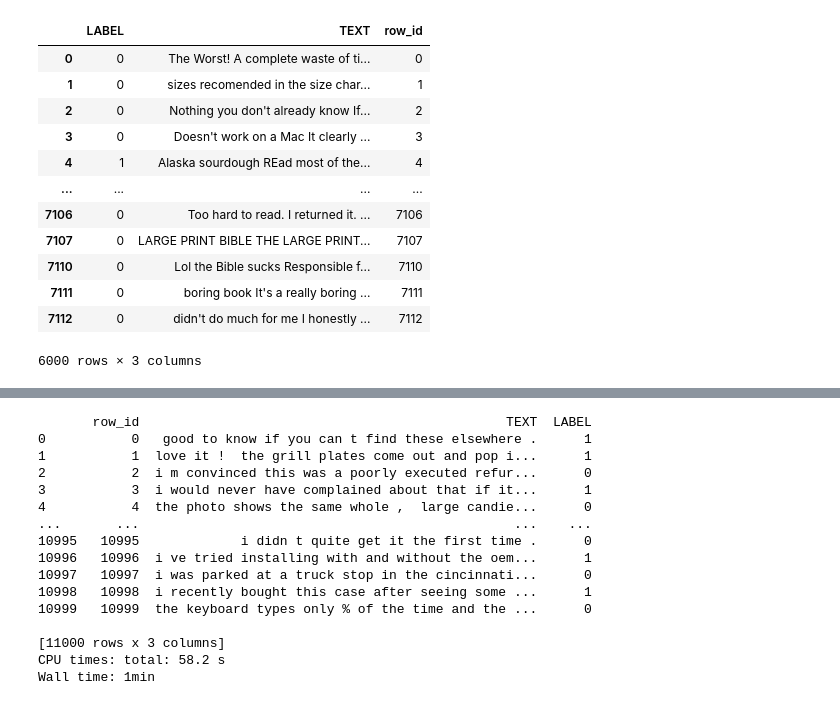
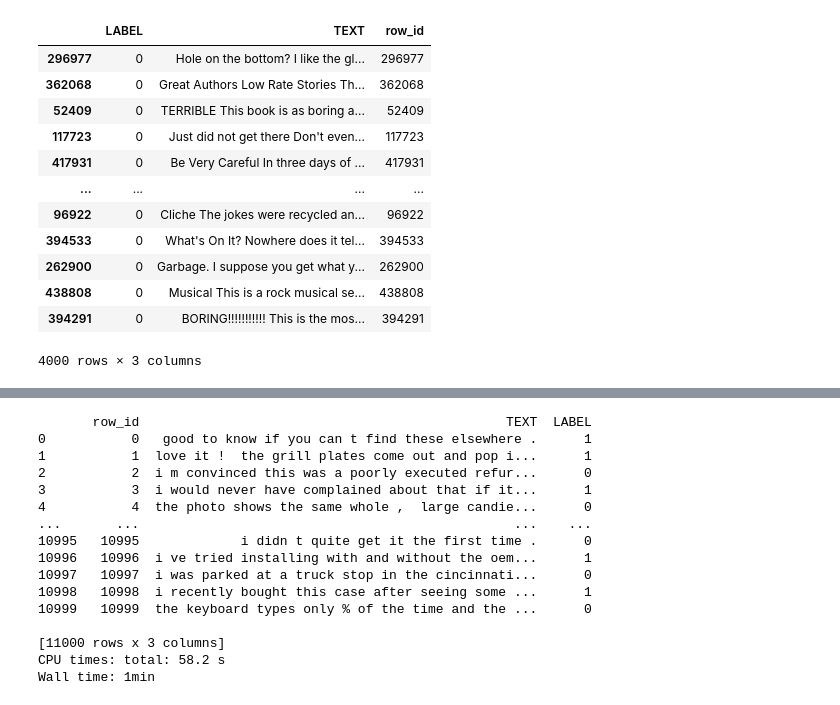
Before and after one commit to shih-yang-young/text-polarity-classification, a Jupyter notebook: bert-large-uncased-sst2.ipynb, the cells around one changed output, grey strips where cells are left out. Drawn from its saved outputs; the diff is of its cells as text; code cells hidden in the pictures.

```diff
--- a/bert-large-uncased-sst2.ipynb
+++ b/bert-large-uncased-sst2.ipynb
@@ -6,20 +6,22 @@ data_augmentation_random_2_words = pd.read_csv('data_augmentation_random_2_words
 data_augmentation_random_3_words = pd.read_csv('data_augmentation_random_3_words.csv')
 translated_en_data = pd.read_csv('translated_en_data.csv')
 amazon_short_text_data = pd.read_csv('amazon_short_text_data.csv')
-# %%
-amazon = amazon_short_text_data.groupby('LABEL').head(3000)
-amazon
-# %% [output]
-|  | LABEL | TEXT | row_id |
-| 0 | 0 | The Worst! A complete waste of ti... | 0 |
-| 1 | 0 | sizes recomended in the size char... | 1 |
-| 2 | 0 | Nothing you don't already know If... | 2 |
-| 3 | 0 | Doesn't work on a Mac It clearly ... | 3 |
-| 4 | 1 | Alaska sourdough REad most of the... | 4 |
-| ... | ... | ... | ... |
-| 7106 | 0 | Too hard to read. I returned it. ... | 7106 |
-| 7107 | 0 | LARGE PRINT BIBLE THE LARGE PRINT... | 7107 |
-| 7110 | 0 | Lol the Bible sucks Responsible f... | 7110 |
-| 7111 | 0 | boring book It's a really boring ... | 7111 |
-| 7112 | 0 | didn't do much for me I honestly ... | 7112 |
-6000 rows × 3 columns
+# %%
+random = 4000
+amazon_short_text_zero_data = amazon_short_text_data[amazon_short_text_data['LABEL'] == 0]
+amazon_short_text_zero_data = amazon_short_text_zero_data.sample(n=random, random_state=42)
+amazon_short_text_zero_data
+# %% [output]
+|  | LABEL | TEXT | row_id |
+| 296977 | 0 | Hole on the bottom? I like the gl... | 296977 |
+| 362068 | 0 | Great Authors Low Rate Stories Th... | 362068 |
+| 52409 | 0 | TERRIBLE This book is as boring a... | 52409 |
+| 117723 | 0 | Just did not get there Don't even... | 117723 |
+| 417931 | 0 | Be Very Careful In three days of ... | 417931 |
+| ... | ... | ... | ... |
+| 96922 | 0 | Cliche The jokes were recycled an... | 96922 |
+| 394533 | 0 | What's On It? Nowhere does it tel... | 394533 |
+| 262900 | 0 | Garbage. I suppose you get what y... | 262900 |
+| 438808 | 0 | Musical This is a rock musical se... | 438808 |
+| 394291 | 0 | BORING!!!!!!!!!!! This is the mos... | 394291 |
+4000 rows × 3 columns
```
Also changed, not shown: parts of 4 cells of this notebook, 6 other files.
